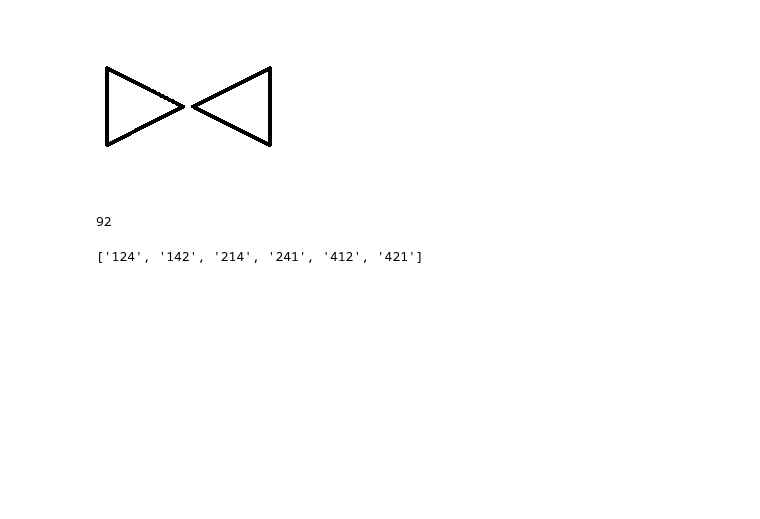
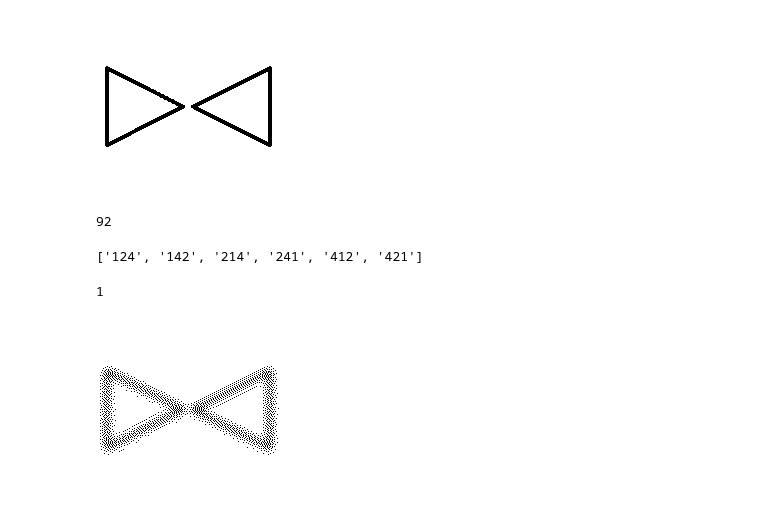
Before and after one commit to vicb1/python-reference, a Jupyter notebook: code/image-processing/pillow.ipynb, the cells around one changed output. Cells and saved outputs as stored; diff of their text form; code cells hidden in the pictures; blank space fills up the shorter version.

```diff
--- a/code/image-processing/pillow.ipynb
+++ b/code/image-processing/pillow.ipynb
@@ -351,3 +351,10 @@ from itertools import permutations
 [''.join(p) for p in permutations('124')]
 # %% [output]
 ['124', '142', '214', '241', '412', '421']
+# %%
+from PIL import ImageFilter
+print(A.mode)
+A.convert('L').filter(ImageFilter.GaussianBlur(4)).convert('1')
+# %% [output]
+1
+[figure, added]
```
Also changed, not shown: parts of 7 cells of this notebook.
